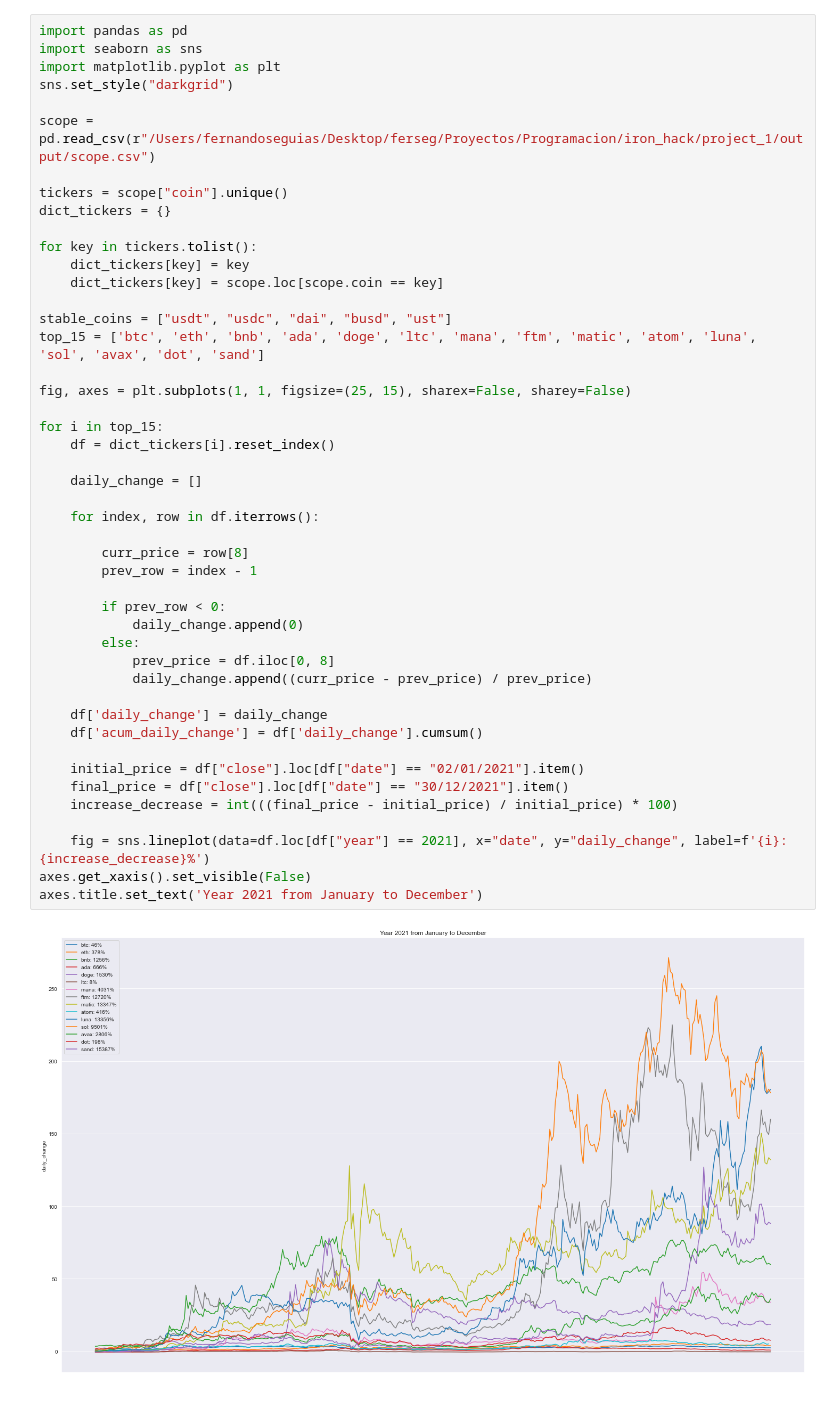
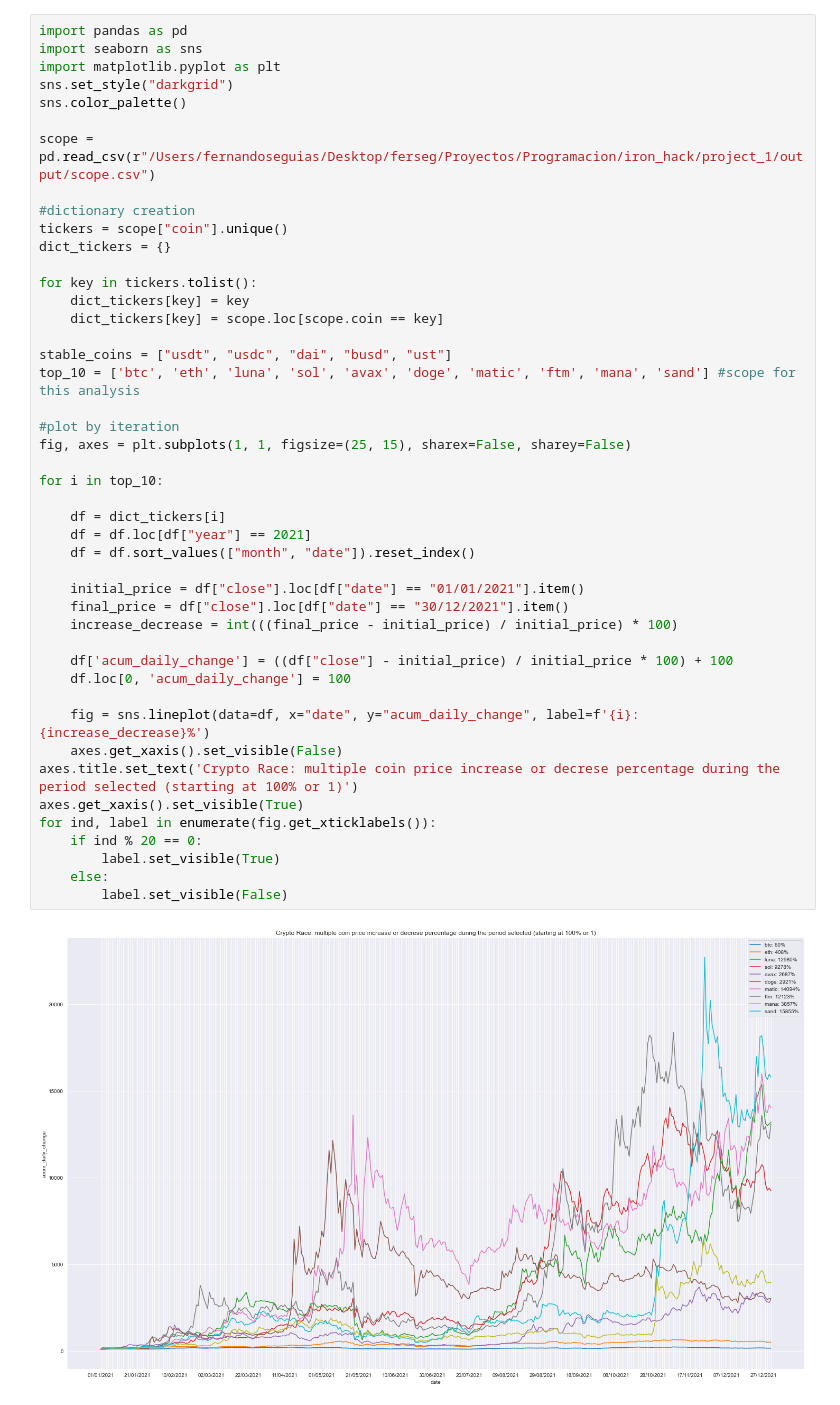
Before and after one commit to ferseguias/analysis_historical_crypto_data, a Jupyter notebook: notebook/visualization/bullish_or_bearish.ipynb, the cells around one changed output. Drawn from its saved outputs; the diff is of its cells as text.

```diff
--- a/notebook/visualization/bullish_or_bearish.ipynb
+++ b/notebook/visualization/bullish_or_bearish.ipynb
@@ -1,48 +1,47 @@
 # %%
 import pandas as pd
 import seaborn as sns
 import matplotlib.pyplot as plt
 sns.set_style("darkgrid")
+sns.color_palette()
 
 scope = pd.read_csv(r"/Users/fernandoseguias/Desktop/ferseg/Proyectos/Programacion/iron_hack/project_1/output/scope.csv")
 
+#dictionary creation
 tickers = scope["coin"].unique()
 dict_tickers = {}
 
 for key in tickers.tolist():
     dict_tickers[key] = key
     dict_tickers[key] = scope.loc[scope.coin == key]
 
 stable_coins = ["usdt", "usdc", "dai", "busd", "ust"]
-top_15 = ['btc', 'eth', 'bnb', 'ada', 'doge', 'ltc', 'mana', 'ftm', 'matic', 'atom', 'luna', 'sol', 'avax', 'dot', 'sand']
+top_10 = ['btc', 'eth', 'luna', 'sol', 'avax', 'doge', 'matic', 'ftm', 'mana', 'sand'] #scope for this analysis
 
+#plot by iteration
 fig, axes = plt.subplots(1, 1, figsize=(25, 15), sharex=False, sharey=False)
 
-for i in top_15:
-    df = dict_tickers[i].reset_index()
+for i in top_10:
 
-    daily_change = []
+    df = dict_tickers[i]
+    df = df.loc[df["year"] == 2021]
+    df = df.sort_values(["month", "date"]).reset_index()
 
-    for index, row in df.iterrows():
-
-        curr_price = row[8]
-        prev_row = index - 1
-
-        if prev_row < 0:
-            daily_change.append(0)
-        else:
-            prev_price = df.iloc[0, 8]
-            daily_change.append((curr_price - prev_price) / prev_price)
-
-    df['daily_change'] = daily_change
-    df['acum_daily_change'] = df['daily_change'].cumsum()
-
-    initial_price = df["close"].loc[df["date"] == "02/01/2021"].item()
+    initial_price = df["close"].loc[df["date"] == "01/01/2021"].item()
     final_price = df["close"].loc[df["date"] == "30/12/2021"].item()
     increase_decrease = int(((final_price - initial_price) / initial_price) * 100)
 
-    fig = sns.lineplot(data=df.loc[df["year"] == 2021], x="date", y="daily_change", label=f'{i}: {increase_decrease}%')
-axes.get_xaxis().set_visible(False)
-axes.title.set_text('Year 2021 from January to December')
+    df['acum_daily_change'] = ((df["close"] - initial_price) / initial_price * 100) + 100
+    df.loc[0, 'acum_daily_change'] = 100
+
+    fig = sns.lineplot(data=df, x="date", y="acum_daily_change", label=f'{i}: {increase_decrease}%')
+    axes.get_xaxis().set_visible(False)
+axes.title.set_text('Crypto Race: multiple coin price increase or decrese percentage during the period selected (starting at 100% or 1)')
+axes.get_xaxis().set_visible(True)
+for ind, label in enumerate(fig.get_xticklabels()):
+    if ind % 20 == 0:
+        label.set_visible(True)
+    else:
+        label.set_visible(False)
 # %% [output]
-[figure, old version]
+[figure, new version]
```
Also changed, not shown: 22 other files.
